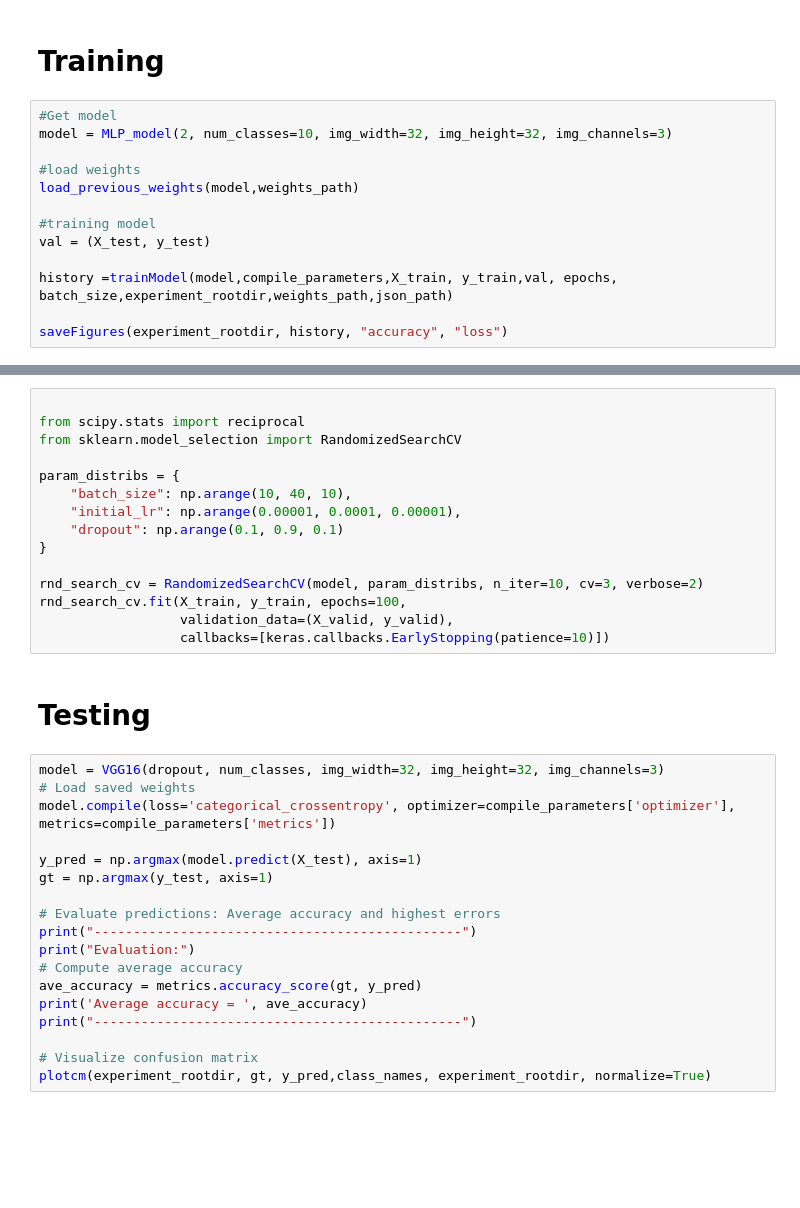
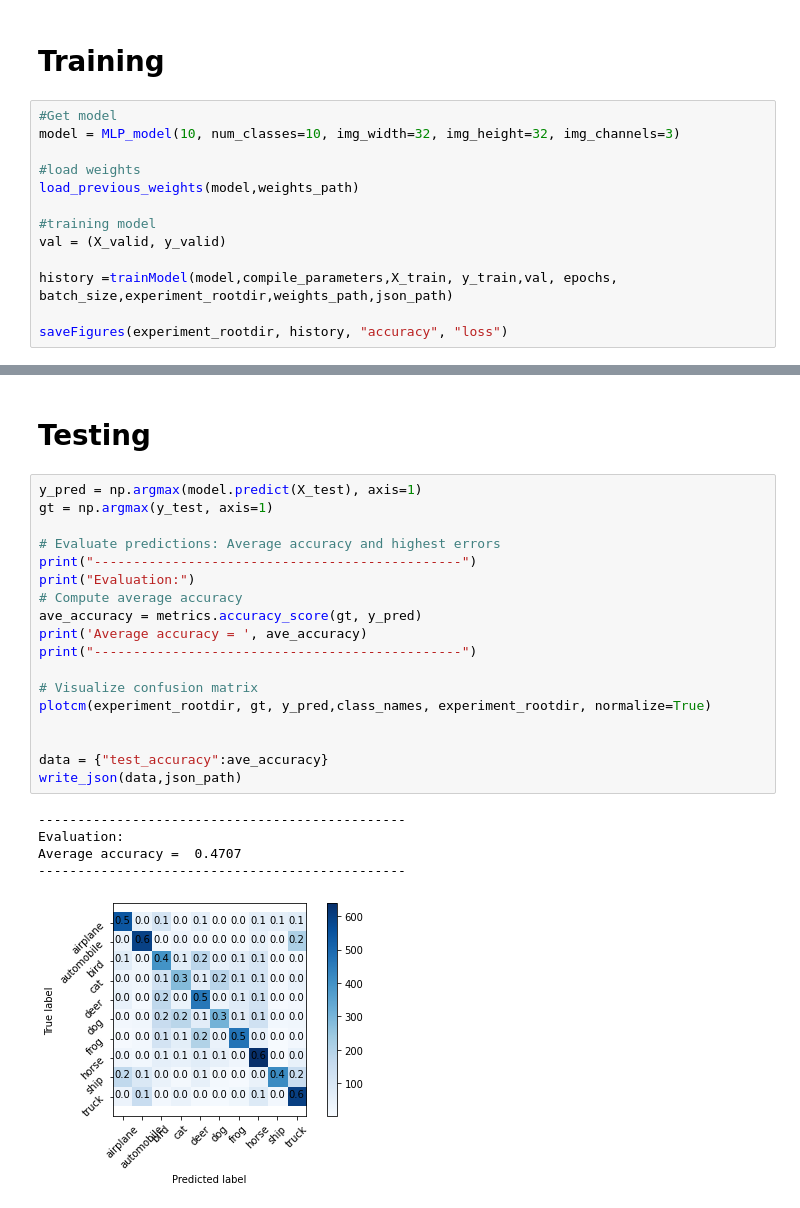
Before and after one commit to MiguelTaibo/MLLB-DL-Project, a Jupyter notebook: Train_and_test_notebook.ipynb, the cells around one changed output, grey strips where cells are left out. Cells and saved outputs as stored; diff of their text form; blank space fills up the shorter version.

```diff
--- a/Train_and_test_notebook.ipynb
+++ b/Train_and_test_notebook.ipynb
@@ -183,13 +181,13 @@ def trainModel(model,compile_parameters,X_train, y_train, validation_data, epoch
 # Training
 # %%
 #Get model
-model = MLP_model(2, num_classes=10, img_width=32, img_height=32, img_channels=3)
+model = MLP_model(10, num_classes=10, img_width=32, img_height=32, img_channels=3)
 
 #load weights
 load_previous_weights(model,weights_path)
 
 #training model
-val = (X_test, y_test)
+val = (X_valid, y_valid)
 
 history =trainModel(model,compile_parameters,X_train, y_train,val, epochs, batch_size,experiment_rootdir,weights_path,json_path)
 
@@ -250,35 +249,26 @@ Epoch 31/100
-# %%
-
-from scipy.stats import reciprocal
-from sklearn.model_selection import RandomizedSearchCV
-
-param_distribs = {
-    "batch_size": np.arange(10, 40, 10),
-    "initial_lr": np.arange(0.00001, 0.0001, 0.00001),
-    "dropout": np.arange(0.1, 0.9, 0.1)
-}
-
-rnd_search_cv = RandomizedSearchCV(model, param_distribs, n_iter=10, cv=3, verbose=2)
-rnd_search_cv.fit(X_train, y_train, epochs=100,
-                  validation_data=(X_valid, y_valid),
-                  callbacks=[keras.callbacks.EarlyStopping(patience=10)])
 # %% [markdown]
 # Testing
 # %%
-model = VGG16(dropout, num_classes, img_width=32, img_height=32, img_channels=3)
-# Load saved weights
-model.compile(loss='categorical_crossentropy', optimizer=compile_parameters['optimizer'], metrics=compile_parameters['metrics'])
-
 y_pred = np.argmax(model.predict(X_test), axis=1)
 gt = np.argmax(y_test, axis=1)
 
 # Evaluate predictions: Average accuracy and highest errors
 print("-----------------------------------------------")
 print("Evaluation:")
 # Compute average accuracy
 ave_accuracy = metrics.accuracy_score(gt, y_pred)
 print('Average accuracy = ', ave_accuracy)
 print("-----------------------------------------------")
 
 # Visualize confusion matrix
 plotcm(experiment_rootdir, gt, y_pred,class_names, experiment_rootdir, normalize=True)
+
+
+data = {"test_accuracy":ave_accuracy}
+write_json(data,json_path)
+# %% [output]
+-----------------------------------------------
+Evaluation:
+Average accuracy =  0.4707
+-----------------------------------------------
+[figure, added]
```
Also changed, not shown: parts of 5 cells of this notebook, 25 other files.
